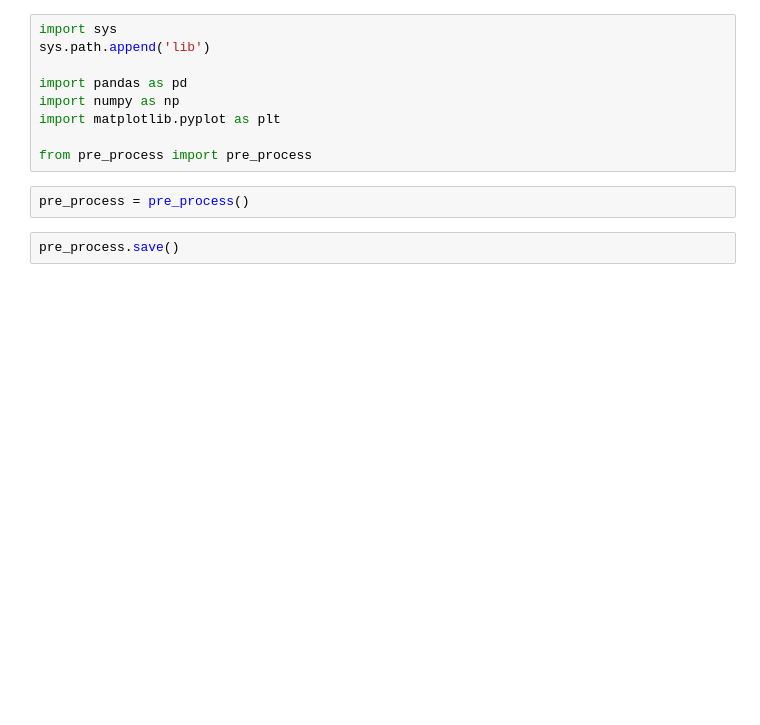
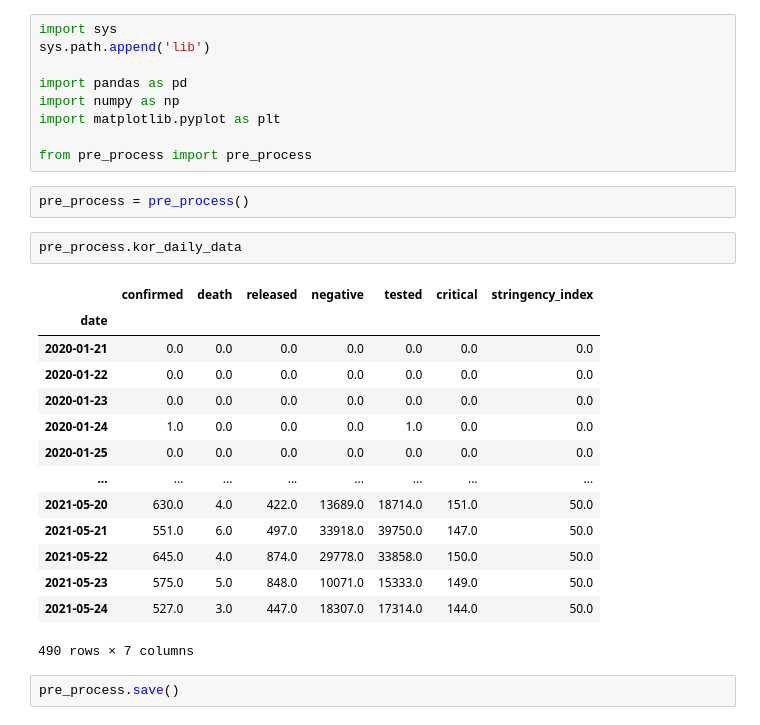
Before and after one commit to hoyunchoi/ML_practice, a Jupyter notebook: COVID_prediction/pre_process.ipynb, the cells around one changed output. Cells and saved outputs as stored; diff of their text form; blank space fills up the shorter version.

```diff
--- a/COVID_prediction/pre_process.ipynb
+++ b/COVID_prediction/pre_process.ipynb
@@ -9,6 +9,23 @@ import matplotlib.pyplot as plt
 from pre_process import pre_process
 # %%
 pre_process = pre_process()
+# %%
+pre_process.kor_daily_data
+# %% [output]
+|  | confirmed | death | released | negative | tested | critical | stringency_index |
+| date |  |  |  |  |  |  |  |
+| 2020-01-21 | 0.0 | 0.0 | 0.0 | 0.0 | 0.0 | 0.0 | 0.0 |
+| 2020-01-22 | 0.0 | 0.0 | 0.0 | 0.0 | 0.0 | 0.0 | 0.0 |
+| 2020-01-23 | 0.0 | 0.0 | 0.0 | 0.0 | 0.0 | 0.0 | 0.0 |
+| 2020-01-24 | 1.0 | 0.0 | 0.0 | 0.0 | 1.0 | 0.0 | 0.0 |
+| 2020-01-25 | 0.0 | 0.0 | 0.0 | 0.0 | 0.0 | 0.0 | 0.0 |
+| ... | ... | ... | ... | ... | ... | ... | ... |
+| 2021-05-20 | 630.0 | 4.0 | 422.0 | 13689.0 | 18714.0 | 151.0 | 50.0 |
+| 2021-05-21 | 551.0 | 6.0 | 497.0 | 33918.0 | 39750.0 | 147.0 | 50.0 |
+| 2021-05-22 | 645.0 | 4.0 | 874.0 | 29778.0 | 33858.0 | 150.0 | 50.0 |
+| 2021-05-23 | 575.0 | 5.0 | 848.0 | 10071.0 | 15333.0 | 149.0 | 50.0 |
+| 2021-05-24 | 527.0 | 3.0 | 447.0 | 18307.0 | 17314.0 | 144.0 | 50.0 |
+490 rows × 7 columns
 # %%
 pre_process.save()
 # %%
```
Also changed, not shown: 8 other files.
